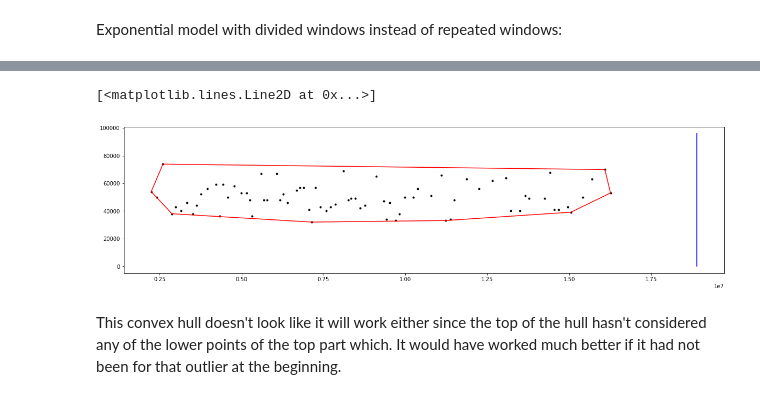
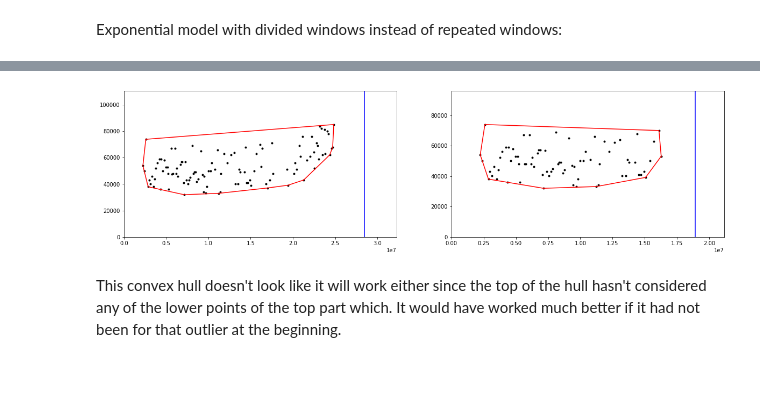
Before and after one commit to josephmate/PredictBabyDelivery, a Jupyter notebook: analysis.ipynb, the cells around one changed output, grey strips where cells are left out. Cells and saved outputs as stored; diff of their text form; code cells hidden in the pictures; blank space fills up the shorter version.

```diff
--- a/analysis.ipynb
+++ b/analysis.ipynb
@@ -211,40 +255,49 @@ We'll use the bottom points for the bottom line.
 # %%
 
 def split(u, v, points):
     # return points on left side of UV
     return [p for p in points if np.cross(p - u, v - u) < 0]
 def extend(u, v, points):
     if not points:
         return []
     # find furthest point W, and split search to WV, UW
     w = min(points, key=lambda p: np.cross(p - u, v - u))
     p1, p2 = split(w, v, points), split(u, w, points)
     return extend(w, v, p1) + [w] + extend(u, w, p2)
 def calc_convex_hull(points):
     # find two hull points, U, V, and split to left and right search
     u = min(points, key=lambda p: p[0])
     v = max(points, key=lambda p: p[0])
     left, right = split(u, v, points), split(v, u, points)
 
     # find convex hull on each side
     return [v] + extend(u, v, left) + \
            [u] + extend(v, u, right) + [v]
 
-points = []
-for i in range(0, len(time_msec)):
-  points.append(np.array([time_msec[i], contraction_length_msec[i]]))
-convex_hull = calc_convex_hull(points)
-convex_hull_x =[]
-convex_hull_y =[]
-for point in convex_hull:
-  convex_hull_x.append(point[0])
-  convex_hull_y.append(point[1])
-plt.plot(time_msec, contraction_length_msec, '.', color='black')
-plt.plot(delivery_line_x, delivery_line_y, '-', color='blue')
-plt.plot(convex_hull_x, convex_hull_y, '-', color='red')
+convex_hull_x_datasets = []
+convex_hull_y_datasets = []
+for i in range(0, len(datasets)):
+  points = []
+  for j in range(0, len(time_msec_datasets[i])):
+    points.append(np.array([time_msec_datasets[i][j], contraction_length_msec_datasets[i][j]]))
+  convex_hull = calc_convex_hull(points)
+  convex_hull_x =[]
+  convex_hull_y =[]
+  for point in convex_hull:
+    convex_hull_x.append(point[0])
+    convex_hull_y.append(point[1])
+  convex_hull_x_datasets.append(convex_hull_x)
+  convex_hull_y_datasets.append(convex_hull_y)
+
+for i in range(0, len(datasets)):
+  plt.subplot(SUB_PLOT_ROWS, SUB_PLOT_COLS, i+1)
+  plt.xlim([0, x_bound_datasets[i]])
+  plt.ylim([0, y_bound_datasets[i]])
+  plt.plot(time_msec_datasets[i], contraction_length_msec_datasets[i], '.', color='black')
+  plt.plot(delivery_line_x_datasets[i], delivery_line_y_datasets[i], '-', color='blue')
+  plt.plot(convex_hull_x_datasets[i], convex_hull_y_datasets[i], '-', color='red')
 # %% [output]
-[<matplotlib.lines.Line2D at 0x...>]
-[figure, old version]
+[figure, new version]
 # %% [markdown]
 This convex hull doesn't look like it will work either since the top of the hull hasn't considered any of the lower points of the top part which.
 It would have worked much better if it had not been for that outlier at the beginning.
```
Also changed, not shown: parts of 5 cells of this notebook.
